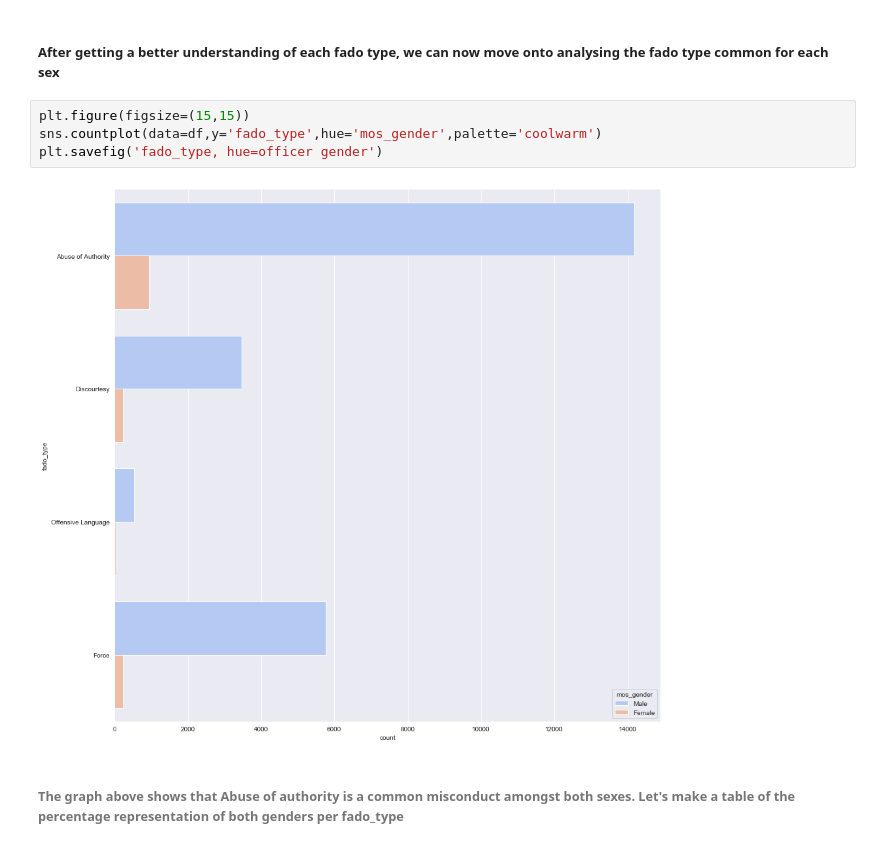
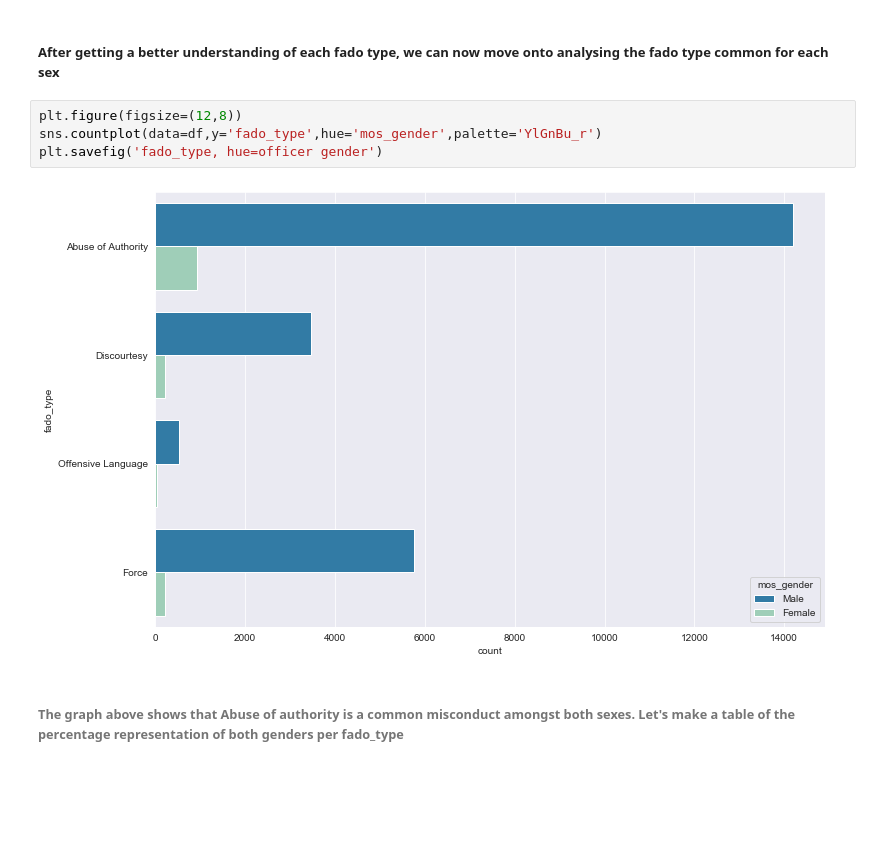
Before and after one commit to Shafiq-Kyazze/NYPD-Complaints, a Jupyter notebook: NYPD Officer complaints - Exploratory Data Analysis.ipynb, the cells around one changed output. Drawn from its saved outputs; the diff is of its cells as text; blank space fills up the shorter version.

```diff
--- a/NYPD Officer complaints - Exploratory Data Analysis.ipynb
+++ b/NYPD Officer complaints - Exploratory Data Analysis.ipynb
@@ -204,11 +204,11 @@ print(Offensive_language)
 # %% [markdown]
 ##### After getting a better understanding of each fado type, we can now move onto analysing the fado type common for each sex
 # %%
-plt.figure(figsize=(15,15))
-sns.countplot(data=df,y='fado_type',hue='mos_gender',palette='coolwarm')
+plt.figure(figsize=(12,8))
+sns.countplot(data=df,y='fado_type',hue='mos_gender',palette='YlGnBu_r')
 plt.savefig('fado_type, hue=officer gender')
 # %% [output]
-[figure, old version]
+[figure, new version]
 # %% [markdown]
 ###### The graph above shows that Abuse of authority is a common misconduct amongst both sexes. Let's make a table of the percentage representation of both genders per fado_type
 # %%
```
Also changed, not shown: parts of 4 cells of this notebook, 2 other files.
